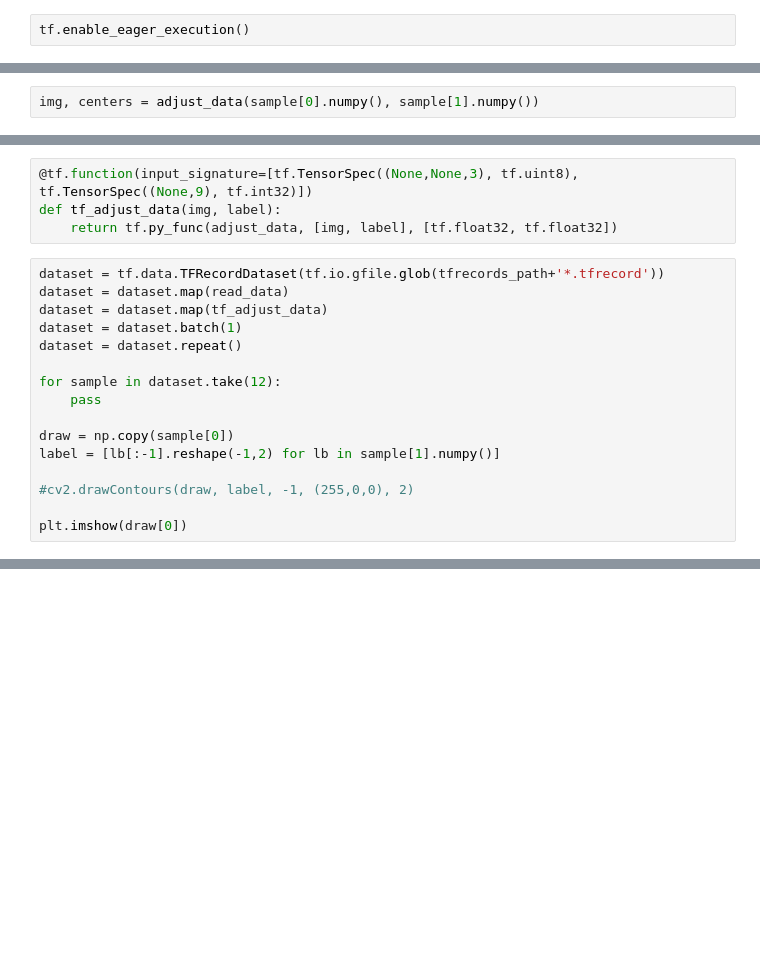
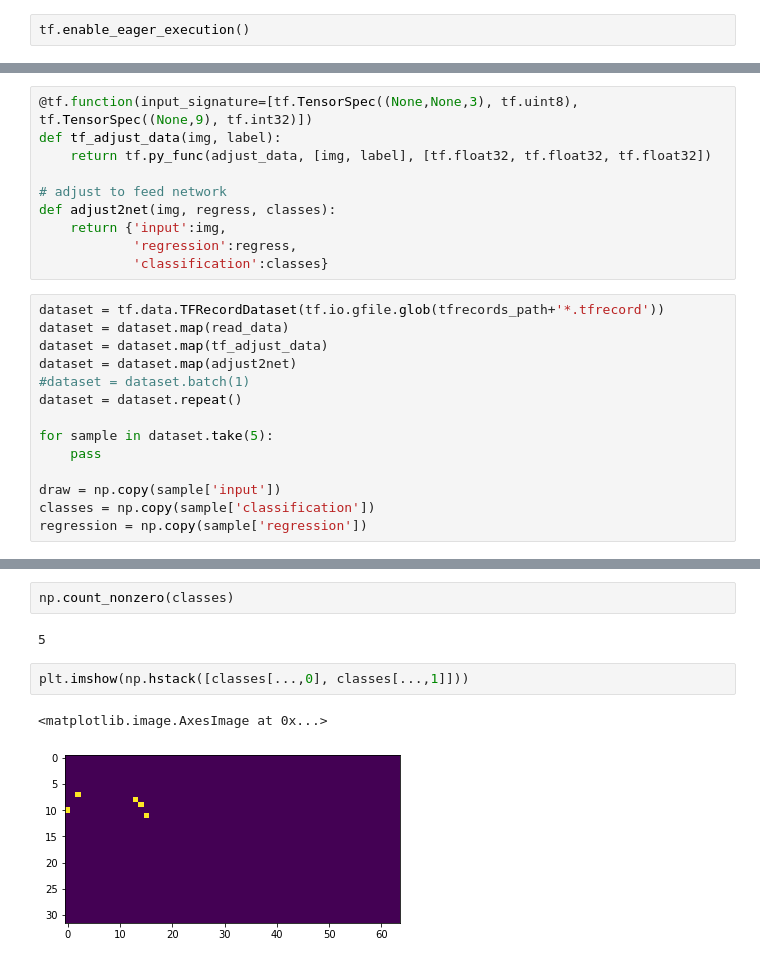
Before and after one commit to LucasKirsten/RotationDetection, a Jupyter notebook: cell_detector/train_cell.ipynb, the cells around one changed output, grey strips where cells are left out. Saved outputs shown, nothing was run; the diff lists cells and outputs as text; blank space fills up the shorter version.

Commit message:
complete code for data loading

```diff
--- a/cell_detector/train_cell.ipynb
+++ b/cell_detector/train_cell.ipynb
@@ -167,2 +187,0 @@ def adjust_data(img, labels):
-# %%
-img, centers = adjust_data(sample[0].numpy(), sample[1].numpy())
@@ -186,20 +188,24 @@ plt.imshow(np.clip(np.sum(gt[...,1], axis=-1), 0, 1))
 # %%
 @tf.function(input_signature=[tf.TensorSpec((None,None,3), tf.uint8), tf.TensorSpec((None,9), tf.int32)])
 def tf_adjust_data(img, label):
-    return tf.py_func(adjust_data, [img, label], [tf.float32, tf.float32])
+    return tf.py_func(adjust_data, [img, label], [tf.float32, tf.float32, tf.float32])
+
+# adjust to feed network
+def adjust2net(img, regress, classes):
+    return {'input':img,
+            'regression':regress,
+            'classification':classes}
 # %%
 dataset = tf.data.TFRecordDataset(tf.io.gfile.glob(tfrecords_path+'*.tfrecord'))
 dataset = dataset.map(read_data)
 dataset = dataset.map(tf_adjust_data)
-dataset = dataset.batch(1)
+dataset = dataset.map(adjust2net)
+#dataset = dataset.batch(1)
 dataset = dataset.repeat()
 
-for sample in dataset.take(12):
+for sample in dataset.take(5):
     pass
 
-draw = np.copy(sample[0])
-label = [lb[:-1].reshape(-1,2) for lb in sample[1].numpy()]
-
-#cv2.drawContours(draw, label, -1, (255,0,0), 2)
-
-plt.imshow(draw[0])
+draw = np.copy(sample['input'])
+classes = np.copy(sample['classification'])
+regression = np.copy(sample['regression'])
@@ -220,0 +244,9 @@ TensorShape([Dimension(1), Dimension(32), Dimension(32), Dimension(8), Dimension
+# %%
+np.count_nonzero(classes)
+# %% [output]
+5
+# %%
+plt.imshow(np.hstack([classes[...,0], classes[...,1]]))
+# %% [output]
+<matplotlib.image.AxesImage at 0x...>
+[figure, added]
```
Also changed, not shown: parts of 17 cells of this notebook.
